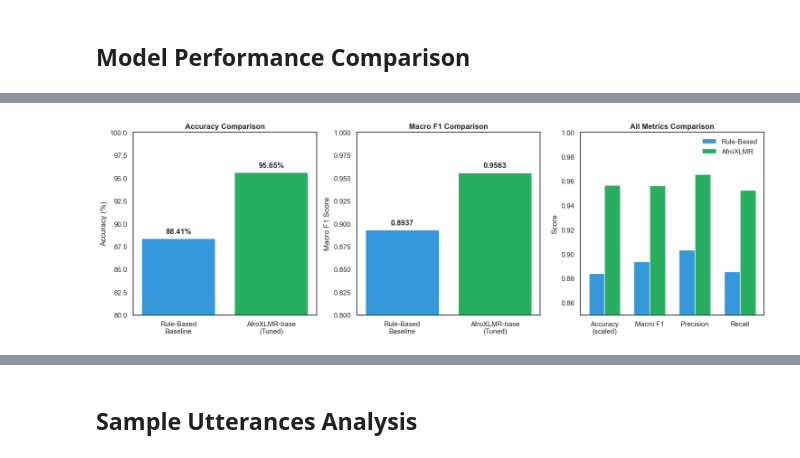
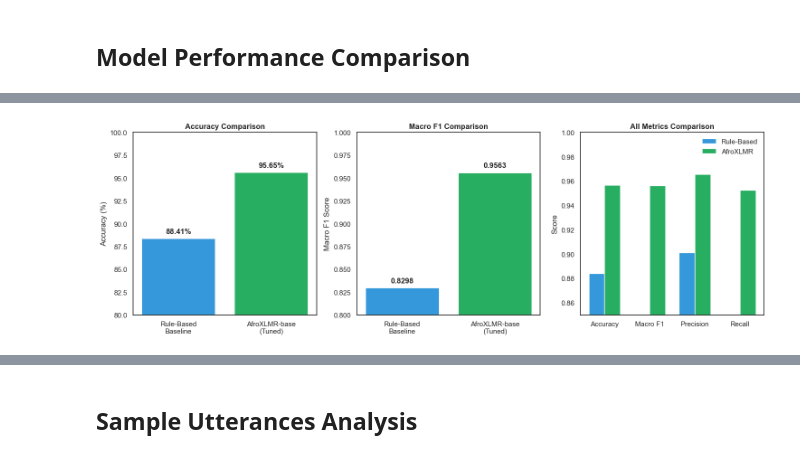
Before and after one commit to Abdulraqib20/irembo-voice-ai, a Jupyter notebook: notebooks/eda_analysis.ipynb, the cells around one changed output, grey strips where cells are left out. Drawn from its saved outputs; the diff is of its cells as text; code cells hidden in the pictures.

Commit message:
Update model comparison and transformer by language figures

```diff
--- a/notebooks/eda_analysis.ipynb
+++ b/notebooks/eda_analysis.ipynb
@@ -274,3 +295,29 @@ Text Statistics:
 # %% [markdown]
 ## Model Performance Comparison
+# %%
+# Rule-based baseline metrics
+baseline_test_file = Path('../data/voiceai_intent_test.csv')
+baseline_df = pd.read_csv(baseline_test_file)
+baseline_texts = baseline_df['utterance_text'].tolist()
+baseline_labels = baseline_df['intent'].tolist()
+baseline_langs = baseline_df['language'].tolist()
+
+baseline_classifier = RuleBasedClassifier()
+y_true = []
+y_pred = []
+latency_ms_samples = []
+
+for text, label, lang in zip(baseline_texts, baseline_labels, baseline_langs):
+    start = time.perf_counter()
+    result = baseline_classifier.classify(text, lang)
+    elapsed = (time.perf_counter() - start) * 1000
+    latency_ms_samples.append(elapsed)
+    y_true.append(label)
+    y_pred.append(result.intent.value)
+
+baseline_accuracy = accuracy_score(y_true, y_pred) * 100
+baseline_precision, baseline_recall, baseline_f1, _ = precision_recall_fscore_support(
+    y_true, y_pred, average='macro', zero_division=0
+ )
+baseline_latency_ms = sum(latency_ms_samples) / len(latency_ms_samples) if latency_ms_samples else 0
 # %%
@@ -297,0 +348,15 @@ Model Performance Summary:
+# %%
+results = {
+    'Model': ['Rule-Based Baseline', 'AfroXLMR-base (Tuned)'],
+    'Accuracy': [baseline_accuracy, transformer_metrics['accuracy'] * 100],
+    'Macro F1': [baseline_f1, transformer_metrics['macro_f1']],
+    'Macro Precision': [baseline_precision, transformer_metrics['macro_precision']],
+    'Macro Recall': [baseline_recall, transformer_metrics['macro_recall']],
+    'Latency (ms)': [baseline_latency_ms, transformer_latency_ms],
+}
+
+results_df = pd.DataFrame(results)
+results_df.set_index('Model', inplace=True)
+
+print('Model Performance Summary:')
+results_df
@@ -318,32 +390,32 @@ ax2.set_ylabel('Macro F1 Score')
 ax2.set_title('Macro F1 Comparison', fontweight='bold')
 ax2.set_ylim(0.8, 1.0)
 for bar, f1 in zip(bars, results['Macro F1']):
     ax2.text(bar.get_x() + bar.get_width()/2, f1 + 0.005, f'{f1:.4f}',
              ha='center', fontsize=12, fontweight='bold')
 
 # All metrics comparison
 ax3 = axes[2]
-metrics = ['Accuracy\n(scaled)', 'Macro F1', 'Precision', 'Recall']
+metrics = ['Accuracy\n', 'Macro F1', 'Precision', 'Recall']
 baseline_scores = [results['Accuracy'][0]/100, results['Macro F1'][0],
                    results['Macro Precision'][0], results['Macro Recall'][0]]
 transformer_scores = [results['Accuracy'][1]/100, results['Macro F1'][1],
                       results['Macro Precision'][1], results['Macro Recall'][1]]
 
 x = np.arange(len(metrics))
 width = 0.35
 
 bars1 = ax3.bar(x - width/2, baseline_scores, width, label='Rule-Based', color=colors[0])
 bars2 = ax3.bar(x + width/2, transformer_scores, width, label='AfroXLMR', color=colors[1])
 
 ax3.set_ylabel('Score')
 ax3.set_title('All Metrics Comparison', fontweight='bold')
 ax3.set_xticks(x)
 ax3.set_xticklabels(metrics)
 ax3.legend()
 ax3.set_ylim(0.85, 1.0)
 
 plt.tight_layout()
 plt.savefig('../reports/figures/model_comparison.png', dpi=150, bbox_inches='tight')
 plt.show()
 # %% [output]
-[figure, old version]
+[figure, new version]
```
Also changed, not shown: parts of 23 cells of this notebook, 5 other files.
